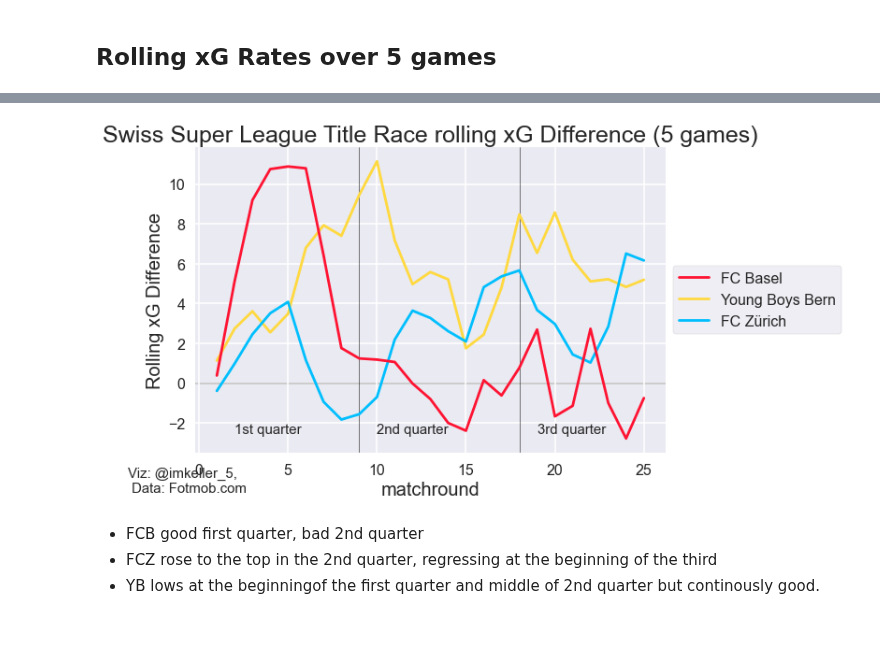
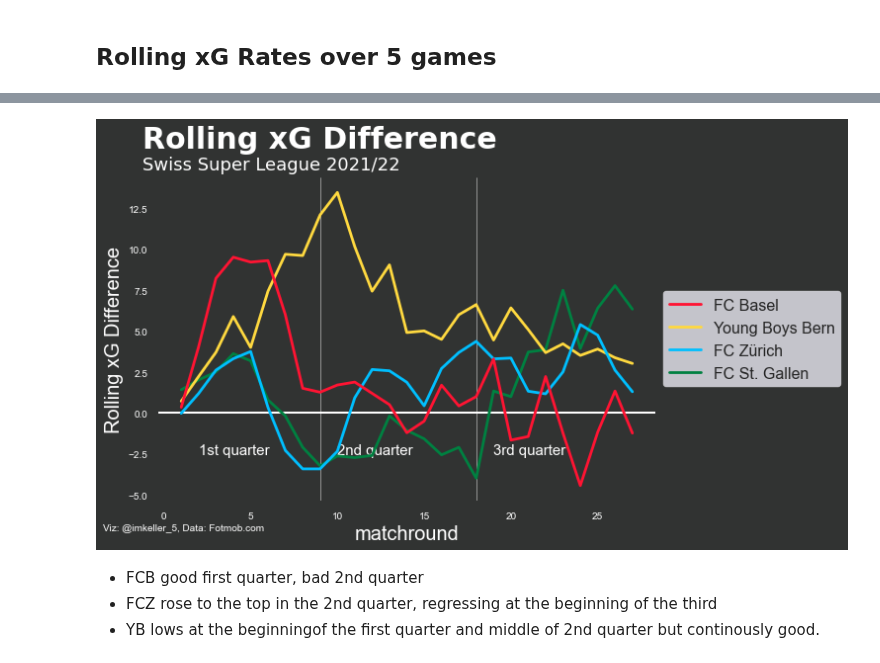
Before and after one commit to TK5-Tim/ds-projects, a Jupyter notebook: rsl/rsl-team-strengths.ipynb, the cells around one changed output, grey strips where cells are left out. Saved outputs shown, nothing was run; the diff lists cells and outputs as text; code cells hidden in the pictures; blank space fills up the shorter version.

```diff
--- a/rsl/rsl-team-strengths.ipynb
+++ b/rsl/rsl-team-strengths.ipynb
@@ -228,27 +297,49 @@ df_rolling
 # %%
 fig, ax = plt.subplots(figsize=(9,6))
 plt.style.use(['seaborn-darkgrid','seaborn-poster'])
+plt.style.use(['seaborn-darkgrid','seaborn-poster'])
+sns.set_palette("colorblind")
+
+season = "2021/22"
+title_font = "Alegreya Sans"
+body_font = "Open Sans"
+text_color = "w"
+background = "#313332"
+edge = "white"
+
+mpl.rcParams['xtick.color'] = text_color
+mpl.rcParams['ytick.color'] = text_color
+mpl.rcParams['xtick.labelsize'] = 10
+mpl.rcParams['ytick.labelsize'] = 10
+
+fig.set_facecolor(background)
+ax.patch.set_alpha(0)
+ax.grid(ls="dotted",lw=0,color=text_color, zorder=1)
+
+ax.tick_params(axis='x', colors=text_color)
+ax.tick_params(axis='y', colors=text_color)
 sns.lineplot(x=df_rolling.index, y=df_rolling['BAS'], label='FC Basel', color=team_colors['BAS'],zorder=30)
 sns.lineplot(x=df_rolling.index, y=df_rolling['YB'], label='Young Boys Bern',color=team_colors['YB'],zorder=20)
 sns.lineplot(x=df_rolling.index, y=df_rolling['ZUR'], label='FC Zürich',color=team_colors['ZUR'],zorder=25)
-ax.axhline(0, color='black', linewidth=2,zorder=0)
-ax.axvline(9, color='black', linewidth=0.5,zorder=5)
-ax.axvline(18, color='black', linewidth=0.5,zorder=10)
-ax.set_xlabel('matchround',fontsize=20)
-ax.set_ylabel('Rolling xG Difference',fontsize=20)
-ax.set_title('Swiss Super League Title Race rolling xG Difference (5 games)',fontsize=25)
-
-ax.annotate("Viz: @imkeller_5, \n Data: Fotmob.com", (-4, -5.5), annotation_clip=False, fontsize=15)
-ax.annotate("1st quarter", (2, -2.5), annotation_clip=False, fontsize=15)
-ax.annotate("2nd quarter", (10, -2.5), annotation_clip=False, fontsize=15)
-ax.annotate("3rd quarter", (19, -2.5), annotation_clip=False, fontsize=15)
+sns.lineplot(x=df_rolling.index, y=df_rolling['GAL'], label='FC St. Gallen',color=team_colors['GAL'],zorder=19)
+ax.axhline(0, linewidth=2,zorder=0,color=text_color)
+ax.axvline(9, linewidth=0.5,zorder=5,color=text_color)
+ax.axvline(18, linewidth=0.5,zorder=10,color=text_color)
+ax.set_xlabel('matchround',fontsize=20, color=text_color)
+ax.set_ylabel('Rolling xG Difference',fontsize=20, color=text_color)
+fig.text(0.1,0.95,'Rolling xG Difference', fontsize=30, fontfamily=title_font, color=text_color, fontweight='bold')
+fig.text(0.1,0.90,'Swiss Super League 2021/22', fontweight='regular',fontsize=18, fontfamily=title_font,color=text_color)
+ax.annotate("Viz: @imkeller_5, Data: Fotmob.com", (-3.5,-7.2), annotation_clip=False, fontsize=10, color=text_color)
+ax.annotate("1st quarter", (2, -2.5), annotation_clip=False, fontsize=15, color=text_color)
+ax.annotate("2nd quarter", (10, -2.5), annotation_clip=False, fontsize=15, color=text_color)
+ax.annotate("3rd quarter", (19, -2.5), annotation_clip=False, fontsize=15, color=text_color)
 
 
 ax.legend(loc="center left",bbox_to_anchor=(1, 0.5), frameon=True)
 
 fig.savefig('figs/super_league_rolling_xg_difference_25_02_22.jpg',bbox_inches='tight')
 # %% [output]
-[figure, old version]
+[figure, new version]
 # %% [markdown]
 - FCB good first quarter, bad 2nd quarter
 - FCZ rose to the top in the 2nd quarter, regressing at the beginning of the third
```
Also changed, not shown: parts of 6 cells of this notebook, 9 other files.
